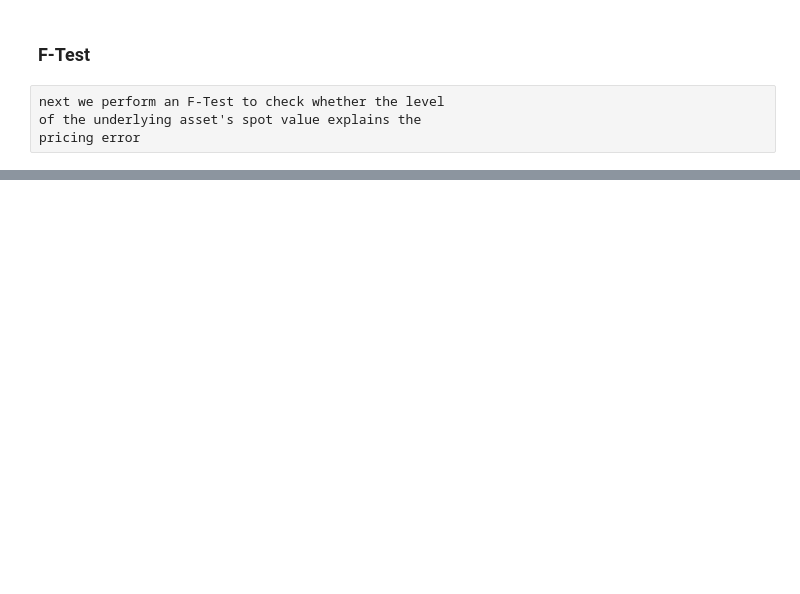
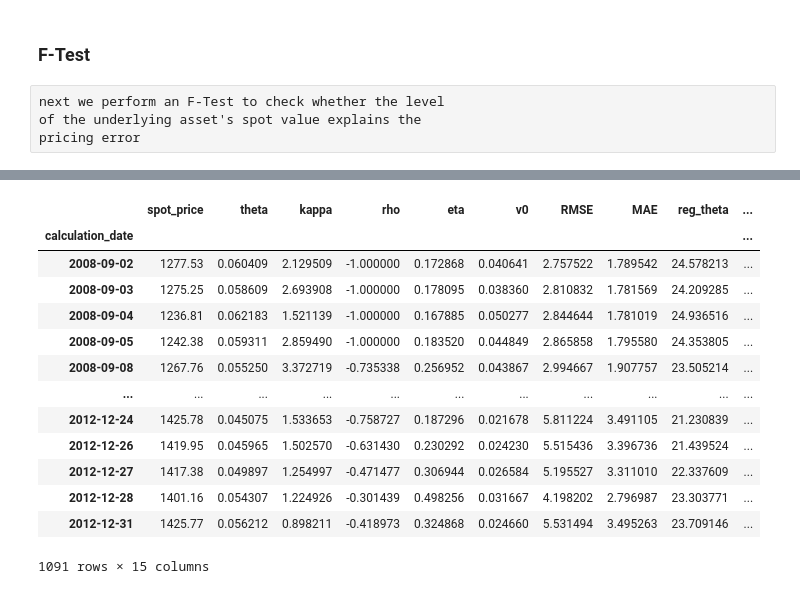
Before and after one commit to boomelage/machine-learning-option-pricing, a Jupyter notebook: trained_model_backtesting.ipynb, the cells around one changed output, grey strips where cells are left out. Drawn from its saved outputs; the diff is of its cells as text; code cells hidden in the pictures; blank space fills up the shorter version.

```diff
--- a/trained_model_backtesting.ipynb
+++ b/trained_model_backtesting.ipynb
@@ -203,0 +241,22 @@ print(f"F: {F}, Critical F: {critF}")
+# %%
+for col in X.columns:
+    regression_data[col] = X[col]
+regression_data['y'] = y
+regression_data['Uyhat'] = Uyhat
+regression_data['Ryhat'] = Ryhat
+regression_data
+# %% [output]
+|  | spot_price | theta | kappa | rho | eta | v0 | RMSE | MAE | reg_theta | ... |
+| calculation_date |  |  |  |  |  |  |  |  |  | ... |
+| 2008-09-02 | 1277.53 | 0.060409 | 2.129509 | -1.000000 | 0.172868 | 0.040641 | 2.757522 | 1.789542 | 24.578213 | ... |
+| 2008-09-03 | 1275.25 | 0.058609 | 2.693908 | -1.000000 | 0.178095 | 0.038360 | 2.810832 | 1.781569 | 24.209285 | ... |
+| 2008-09-04 | 1236.81 | 0.062183 | 1.521139 | -1.000000 | 0.167885 | 0.050277 | 2.844644 | 1.781019 | 24.936516 | ... |
+| 2008-09-05 | 1242.38 | 0.059311 | 2.859490 | -1.000000 | 0.183520 | 0.044849 | 2.865858 | 1.795580 | 24.353805 | ... |
+| 2008-09-08 | 1267.76 | 0.055250 | 3.372719 | -0.735338 | 0.256952 | 0.043867 | 2.994667 | 1.907757 | 23.505214 | ... |
+| ... | ... | ... | ... | ... | ... | ... | ... | ... | ... | ... |
+| 2012-12-24 | 1425.78 | 0.045075 | 1.533653 | -0.758727 | 0.187296 | 0.021678 | 5.811224 | 3.491105 | 21.230839 | ... |
+| 2012-12-26 | 1419.95 | 0.045965 | 1.502570 | -0.631430 | 0.230292 | 0.024230 | 5.515436 | 3.396736 | 21.439524 | ... |
+| 2012-12-27 | 1417.38 | 0.049897 | 1.254997 | -0.471477 | 0.306944 | 0.026584 | 5.195527 | 3.311010 | 22.337609 | ... |
+| 2012-12-28 | 1401.16 | 0.054307 | 1.224926 | -0.301439 | 0.498256 | 0.031667 | 4.198202 | 2.796987 | 23.303771 | ... |
+| 2012-12-31 | 1425.77 | 0.056212 | 0.898211 | -0.418973 | 0.324868 | 0.024660 | 5.531494 | 3.495263 | 23.709146 | ... |
+1091 rows × 15 columns
```
Also changed, not shown: parts of 4 cells of this notebook, 6 other files.
